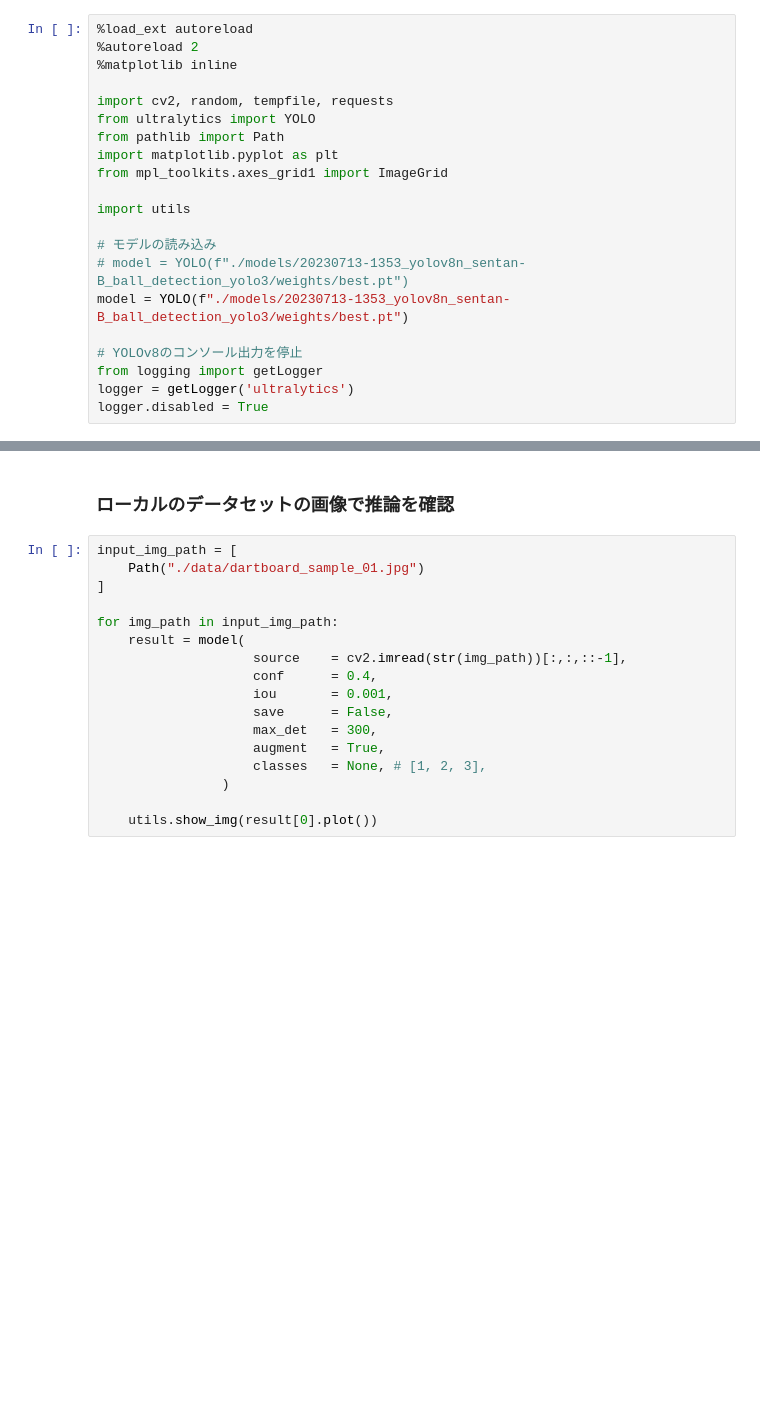
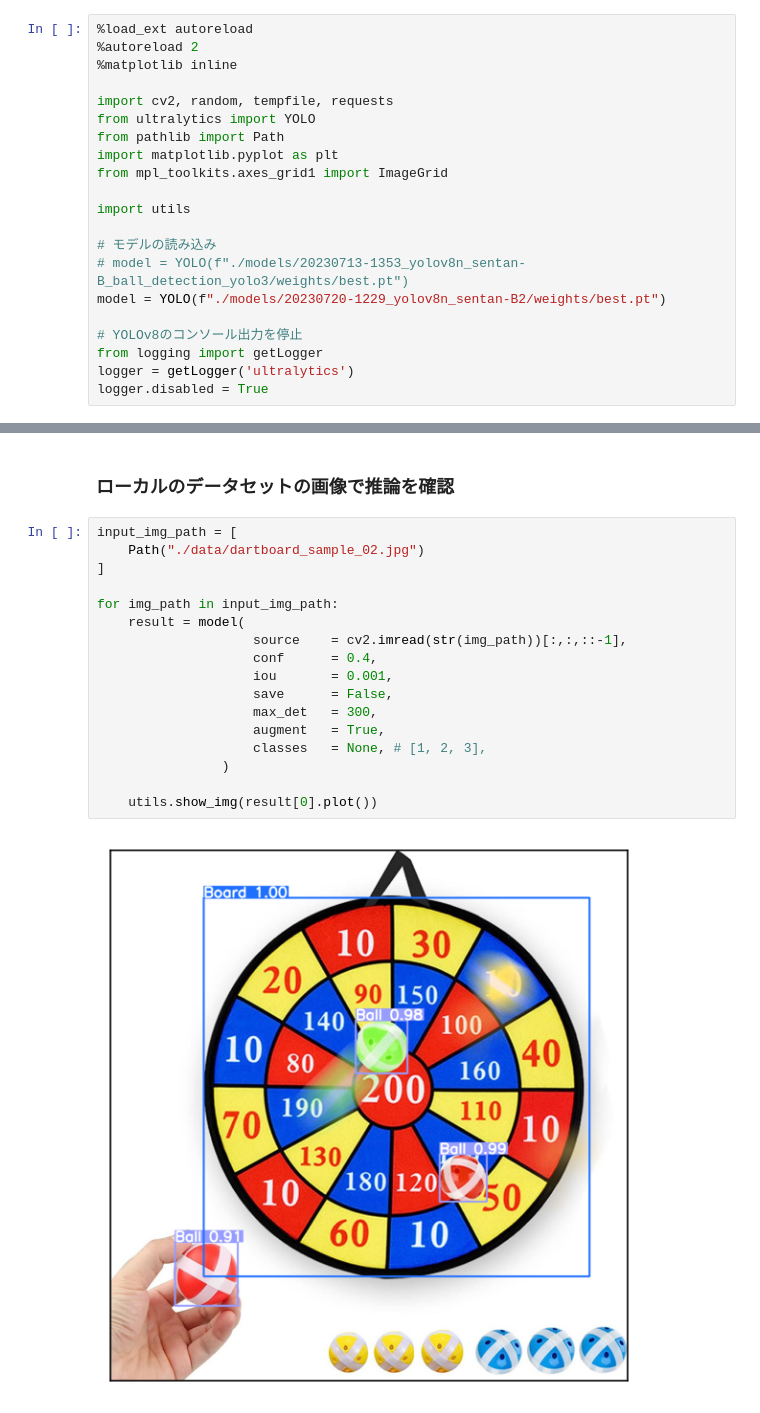
Before and after one commit to hrhrkeee/2023_sentan_B, a Jupyter notebook: 20230727_Dartboard_Detection/04_YOLOv8のモデルを確認.ipynb, the cells around one changed output, grey strips where cells are left out. Drawn from its saved outputs; the diff is of its cells as text; blank space fills up the shorter version.

```diff
--- a/20230727_Dartboard_Detection/04_YOLOv8のモデルを確認.ipynb
+++ b/20230727_Dartboard_Detection/04_YOLOv8のモデルを確認.ipynb
@@ -13,7 +13,7 @@ import utils
 
 # モデルの読み込み
 # model = YOLO(f"./models/20230713-1353_yolov8n_sentan-B_ball_detection_yolo3/weights/best.pt")
-model = YOLO(f"./models/20230713-1353_yolov8n_sentan-B_ball_detection_yolo3/weights/best.pt")
+model = YOLO(f"./models/20230720-1229_yolov8n_sentan-B2/weights/best.pt")
 
 # YOLOv8のコンソール出力を停止
 from logging import getLogger
@@ -23,18 +26,20 @@ logger.disabled = True
 ### ローカルのデータセットの画像で推論を確認
 # %%
 input_img_path = [
-    Path("./data/dartboard_sample_01.jpg")
+    Path("./data/dartboard_sample_02.jpg")
 ]
 
 for img_path in input_img_path:
     result = model(
                     source    = cv2.imread(str(img_path))[:,:,::-1],
                     conf      = 0.4,
                     iou       = 0.001,
                     save      = False,
                     max_det   = 300,
                     augment   = True,
                     classes   = None, # [1, 2, 3],
                 )
 
     utils.show_img(result[0].plot())
+# %% [output]
+[figure, added]
```
Also changed, not shown: parts of 1 cell of this notebook, 3 other files.
